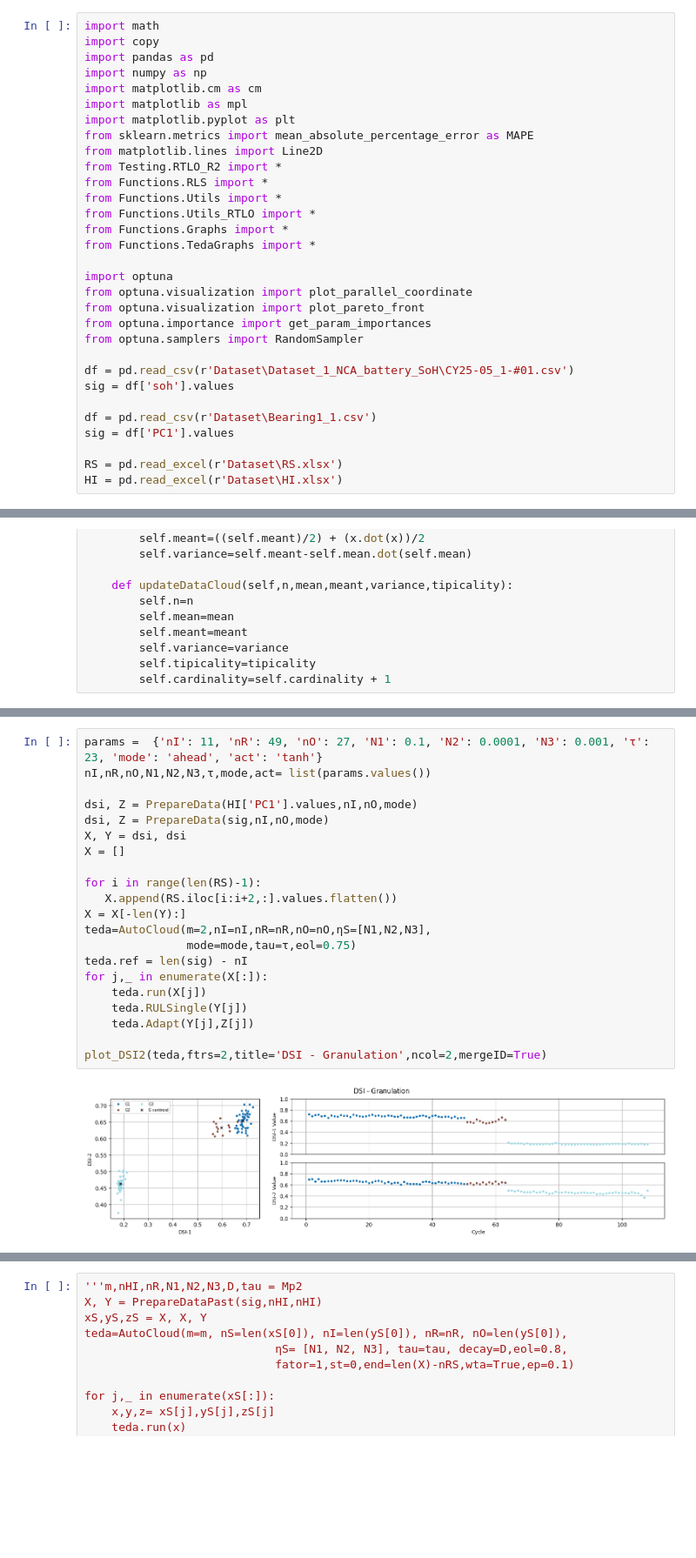
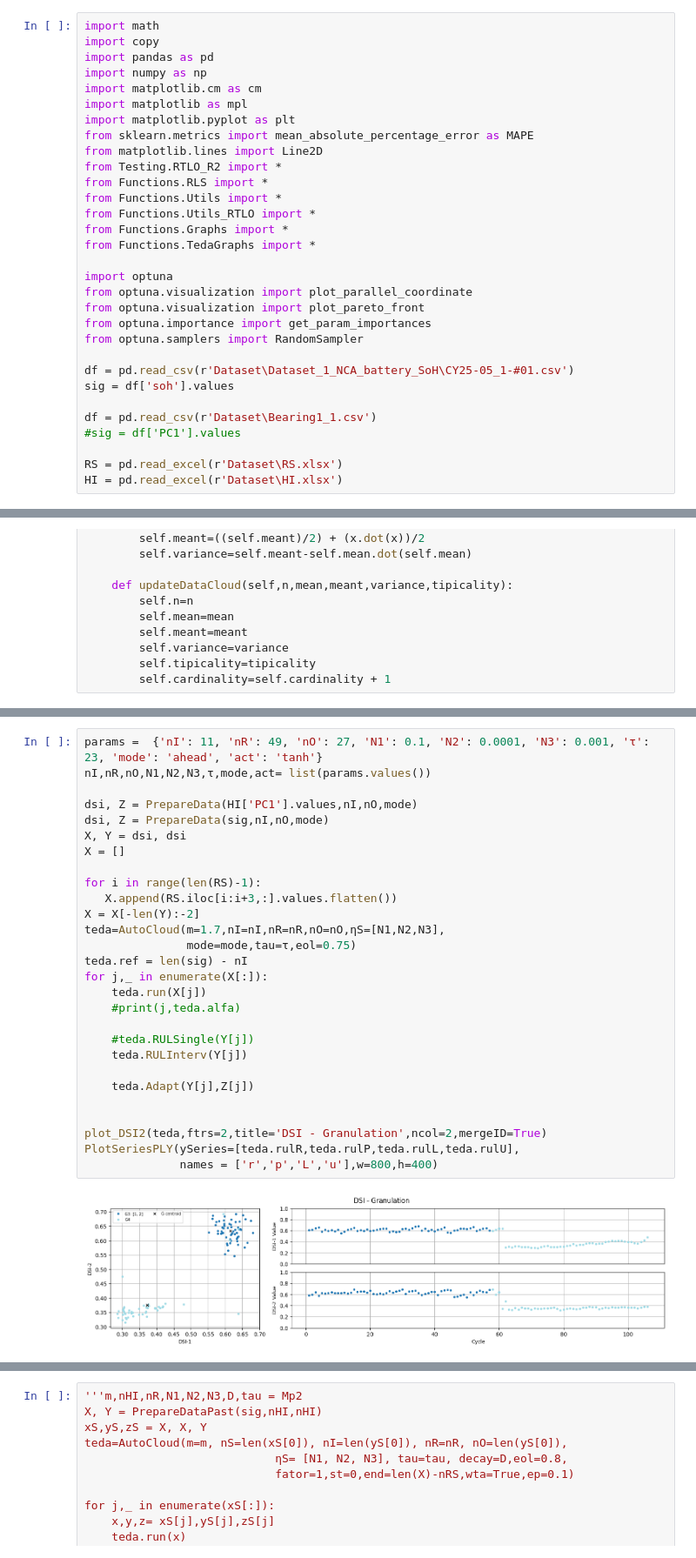
Before and after one commit to cduartes0203/Batteries_Prognostics, a Jupyter notebook: test_AutoCloudPred_R00.ipynb, the cells around one changed output, grey strips where cells are left out. Shown at 87% size. Cells and saved outputs as stored; diff of their text form; blank space fills up the shorter version.

```diff
--- a/test_AutoCloudPred_R00.ipynb
+++ b/test_AutoCloudPred_R00.ipynb
@@ -25,7 +25,7 @@ df = pd.read_csv(r'Dataset\Dataset_1_NCA_battery_SoH\CY25-05_1-#01.csv')
 sig = df['soh'].values
 
 df = pd.read_csv(r'Dataset\Bearing1_1.csv')
-sig = df['PC1'].values
+#sig = df['PC1'].values
 
 RS = pd.read_excel(r'Dataset\RS.xlsx')
 HI = pd.read_excel(r'Dataset\HI.xlsx')
@@ -462,23 +517,30 @@ class AutoCloud:
 # %%
 params =  {'nI': 11, 'nR': 49, 'nO': 27, 'N1': 0.1, 'N2': 0.0001, 'N3': 0.001, 'τ': 23, 'mode': 'ahead', 'act': 'tanh'}
 nI,nR,nO,N1,N2,N3,τ,mode,act= list(params.values())
 
 dsi, Z = PrepareData(HI['PC1'].values,nI,nO,mode)
 dsi, Z = PrepareData(sig,nI,nO,mode)
 X, Y = dsi, dsi
 X = []
 
 for i in range(len(RS)-1):
-   X.append(RS.iloc[i:i+2,:].values.flatten())
-X = X[-len(Y):]
-teda=AutoCloud(m=2,nI=nI,nR=nR,nO=nO,ηS=[N1,N2,N3],
+   X.append(RS.iloc[i:i+3,:].values.flatten())
+X = X[-len(Y):-2]
+teda=AutoCloud(m=1.7,nI=nI,nR=nR,nO=nO,ηS=[N1,N2,N3],
                mode=mode,tau=τ,eol=0.75)
 teda.ref = len(sig) - nI
 for j,_ in enumerate(X[:]):
     teda.run(X[j])
-    teda.RULSingle(Y[j])
+    #print(j,teda.alfa)
+
+    #teda.RULSingle(Y[j])
+    teda.RULInterv(Y[j])
+
     teda.Adapt(Y[j],Z[j])
 
+
 plot_DSI2(teda,ftrs=2,title='DSI - Granulation',ncol=2,mergeID=True)
+PlotSeriesPLY(ySeries=[teda.rulR,teda.rulP,teda.rulL,teda.rulU],
+              names = ['r','p','L','u'],w=800,h=400)
 # %% [output]
-[figure, old version]
+[figure, new version]
```
Also changed, not shown: parts of 3 cells of this notebook, 2 other files.
